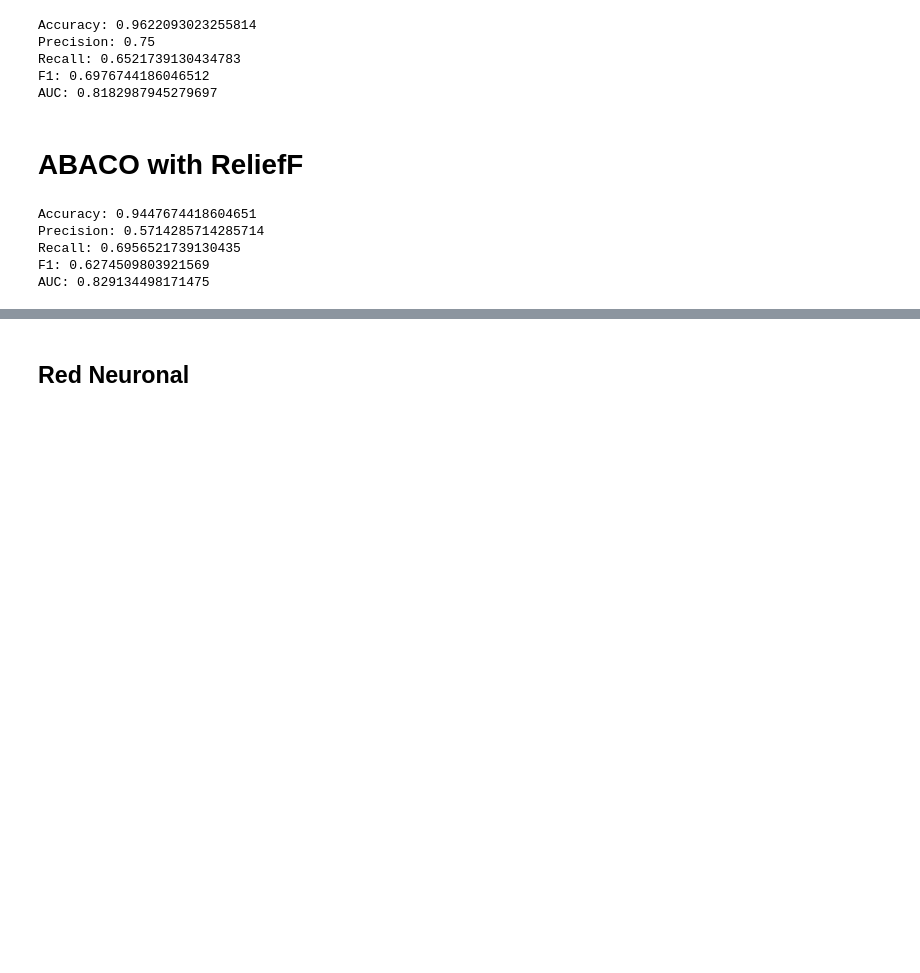
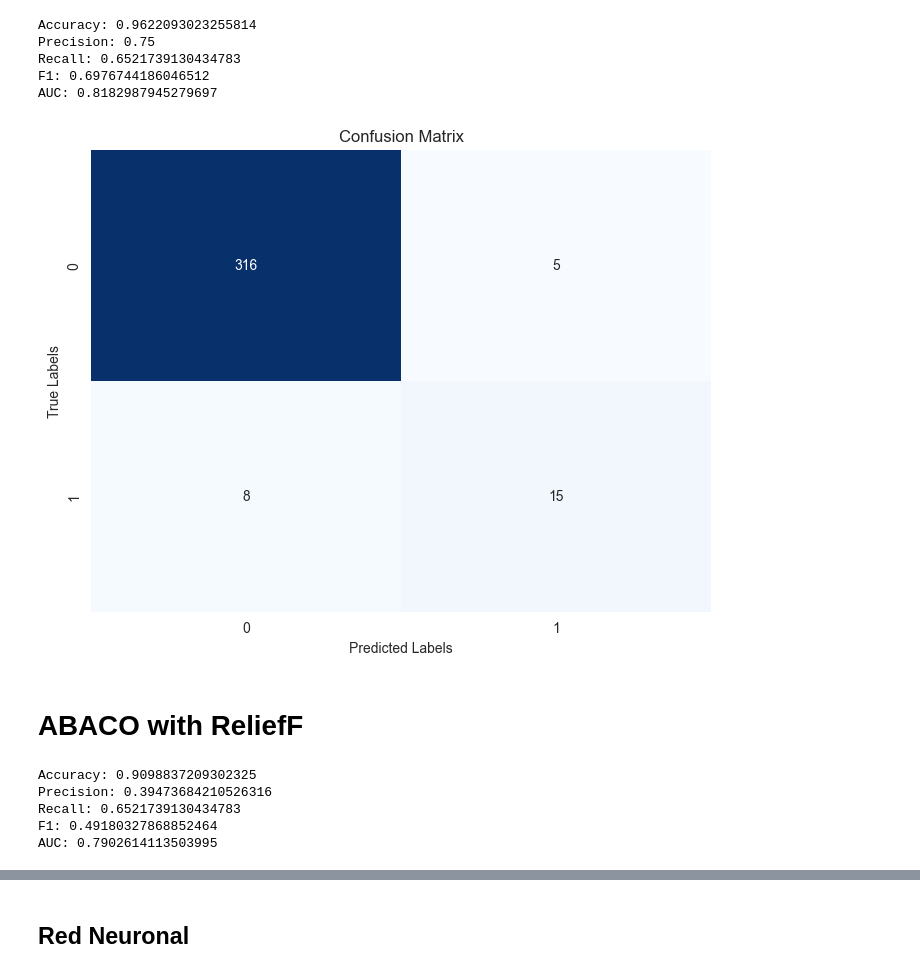
Before and after one commit to RandallMencias/Tesis, a Jupyter notebook: ABACO_Final_Run.ipynb, the cells around one changed output, grey strips where cells are left out. Cells and saved outputs as stored; diff of their text form; code cells hidden in the pictures; blank space fills up the shorter version.

```diff
--- a/ABACO_Final_Run.ipynb
+++ b/ABACO_Final_Run.ipynb
@@ -120,6 +167,10 @@ Precision: 0.75
 Recall: 0.6521739130434783
 F1: 0.6976744186046512
 AUC: 0.8182987945279697
+# %%
+confusion_matrix_heatmap(y_test, y_pred)
+# %% [output]
+[figure, added]
 # %% [markdown]
 # ABACO with ReliefF
 # %%
@@ -136,9 +187,10 @@ print("Precision:", precision_score(y_test, y_pred))
 print("Recall:", recall_score(y_test, y_pred))
 print("F1:", f1_score(y_test, y_pred))
 print("AUC:", roc_auc_score(y_test, y_pred))
+add_result("Naive Bayes", "Relief", accuracy_score(y_test, y_pred), precision_score(y_test, y_pred),recall_score(y_test, y_pred), f1_score(y_test, y_pred), roc_auc_score(y_test, y_pred))
 # %% [output]
-Accuracy: 0.9447674418604651
-Precision: 0.5714285714285714
-Recall: 0.6956521739130435
-F1: 0.6274509803921569
-AUC: 0.829134498171475
+Accuracy: 0.9098837209302325
+Precision: 0.39473684210526316
+Recall: 0.6521739130434783
+F1: 0.49180327868852464
+AUC: 0.7902614113503995
```
Also changed, not shown: parts of 25 cells of this notebook, 3 other files.
